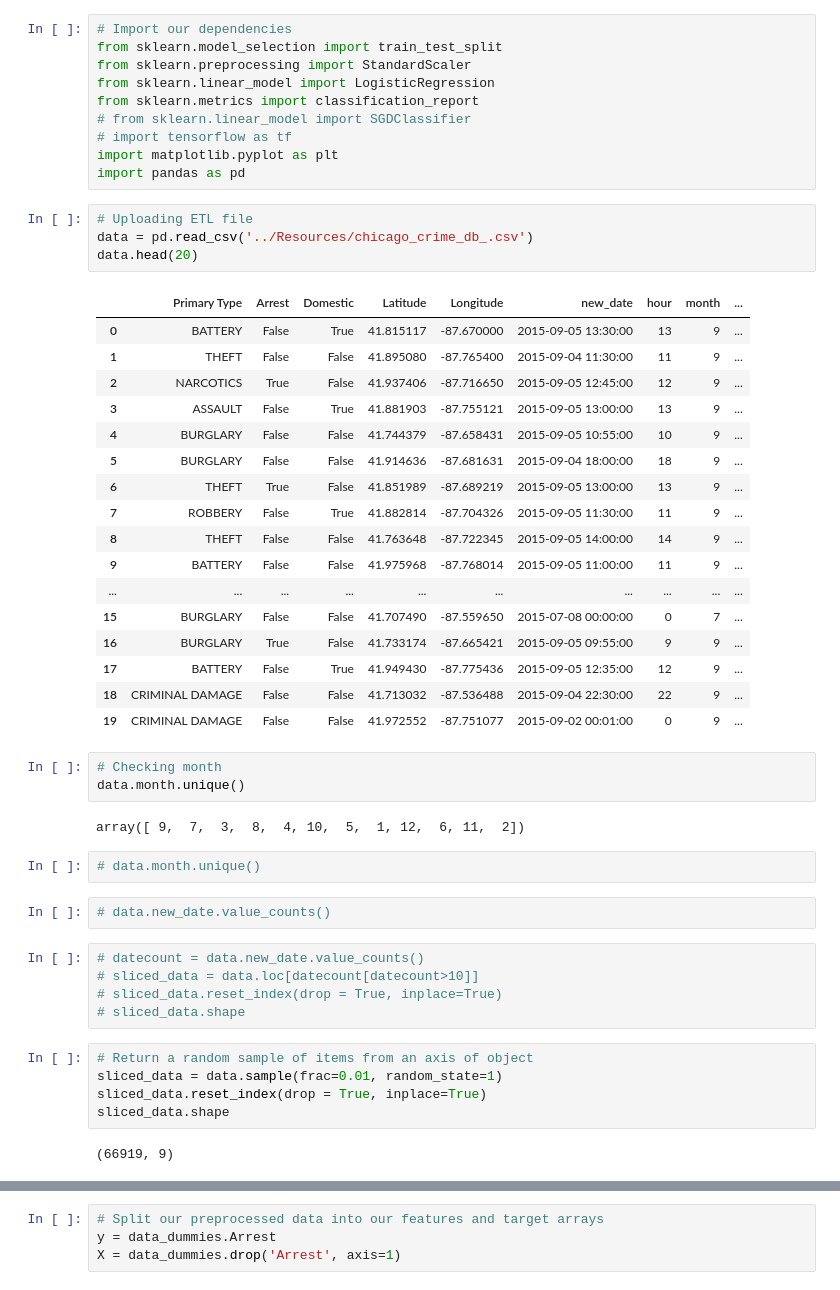
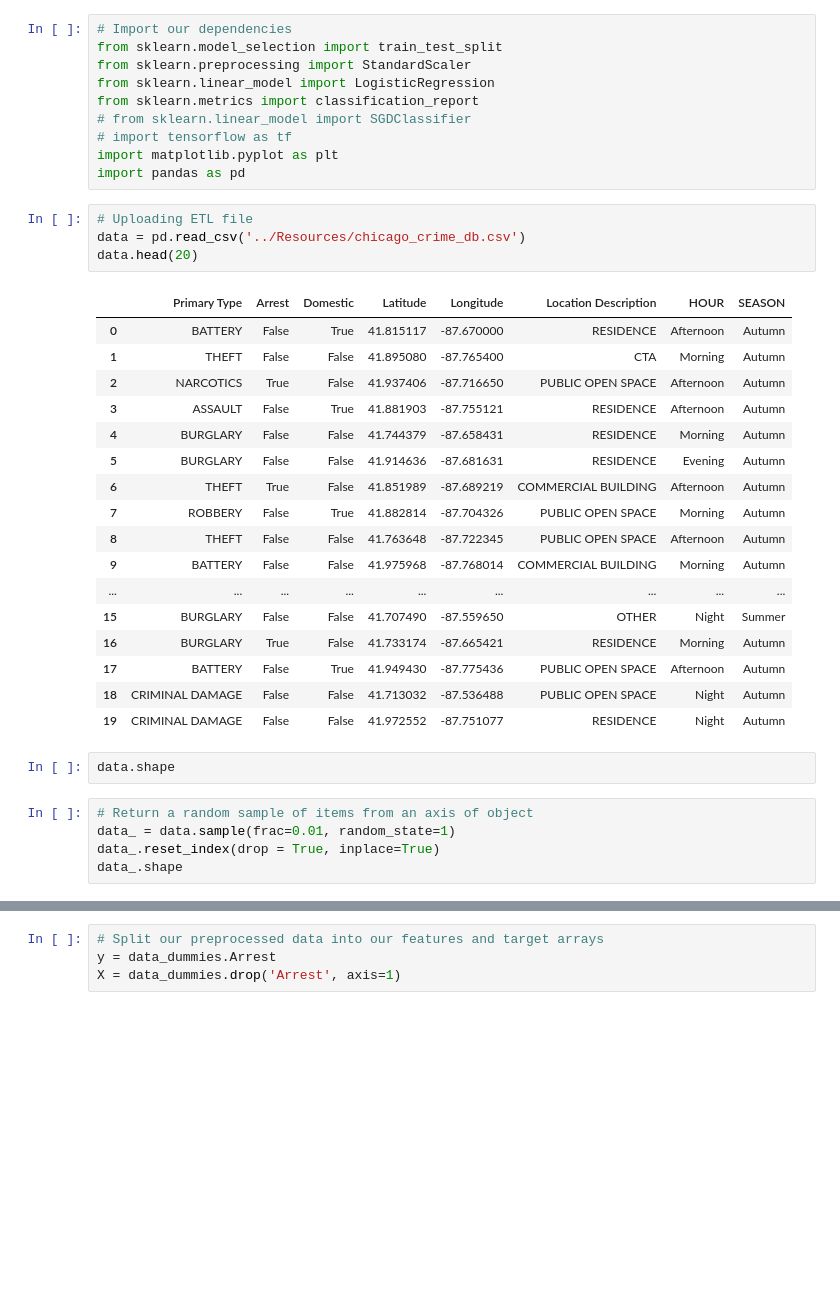
Before and after one commit to Karla-Flores/Arrests-Predictor, a Jupyter notebook: Logistic_Regression/Chicago_Crime_preprocessing.ipynb, the cells around one changed output, grey strips where cells are left out. Saved outputs shown, nothing was run; the diff lists cells and outputs as text; blank space fills up the shorter version.

```diff
--- a/Logistic_Regression/Chicago_Crime_preprocessing.ipynb
+++ b/Logistic_Regression/Chicago_Crime_preprocessing.ipynb
@@ -15,44 +15,30 @@ import matplotlib.pyplot as plt
 import pandas as pd
 # %%
 # Uploading ETL file
-data = pd.read_csv('../Resources/chicago_crime_db_.csv')
+data = pd.read_csv('../Resources/chicago_crime_db.csv')
 data.head(20)
 # %% [output]
-|  | Primary Type | Arrest | Domestic | Latitude | Longitude | new_date | hour | month | ... |
-| 0 | BATTERY | False | True | 41.815117 | -87.670000 | 2015-09-05 13:30:00 | 13 | 9 | ... |
-| 1 | THEFT | False | False | 41.895080 | -87.765400 | 2015-09-04 11:30:00 | 11 | 9 | ... |
-| 2 | NARCOTICS | True | False | 41.937406 | -87.716650 | 2015-09-05 12:45:00 | 12 | 9 | ... |
-| 3 | ASSAULT | False | True | 41.881903 | -87.755121 | 2015-09-05 13:00:00 | 13 | 9 | ... |
-| 4 | BURGLARY | False | False | 41.744379 | -87.658431 | 2015-09-05 10:55:00 | 10 | 9 | ... |
-| 5 | BURGLARY | False | False | 41.914636 | -87.681631 | 2015-09-04 18:00:00 | 18 | 9 | ... |
-| 6 | THEFT | True | False | 41.851989 | -87.689219 | 2015-09-05 13:00:00 | 13 | 9 | ... |
-| 7 | ROBBERY | False | True | 41.882814 | -87.704326 | 2015-09-05 11:30:00 | 11 | 9 | ... |
-| 8 | THEFT | False | False | 41.763648 | -87.722345 | 2015-09-05 14:00:00 | 14 | 9 | ... |
-| 9 | BATTERY | False | False | 41.975968 | -87.768014 | 2015-09-05 11:00:00 | 11 | 9 | ... |
-| ... | ... | ... | ... | ... | ... | ... | ... | ... | ... |
-| 15 | BURGLARY | False | False | 41.707490 | -87.559650 | 2015-07-08 00:00:00 | 0 | 7 | ... |
-| 16 | BURGLARY | True | False | 41.733174 | -87.665421 | 2015-09-05 09:55:00 | 9 | 9 | ... |
-| 17 | BATTERY | False | True | 41.949430 | -87.775436 | 2015-09-05 12:35:00 | 12 | 9 | ... |
-| 18 | CRIMINAL DAMAGE | False | False | 41.713032 | -87.536488 | 2015-09-04 22:30:00 | 22 | 9 | ... |
-| 19 | CRIMINAL DAMAGE | False | False | 41.972552 | -87.751077 | 2015-09-02 00:01:00 | 0 | 9 | ... |
+|  | Primary Type | Arrest | Domestic | Latitude | Longitude | Location Description | HOUR | SEASON |
+| 0 | BATTERY | False | True | 41.815117 | -87.670000 | RESIDENCE | Afternoon | Autumn |
+| 1 | THEFT | False | False | 41.895080 | -87.765400 | CTA | Morning | Autumn |
+| 2 | NARCOTICS | True | False | 41.937406 | -87.716650 | PUBLIC OPEN SPACE | Afternoon | Autumn |
+| 3 | ASSAULT | False | True | 41.881903 | -87.755121 | RESIDENCE | Afternoon | Autumn |
+| 4 | BURGLARY | False | False | 41.744379 | -87.658431 | RESIDENCE | Morning | Autumn |
+| 5 | BURGLARY | False | False | 41.914636 | -87.681631 | RESIDENCE | Evening | Autumn |
+| 6 | THEFT | True | False | 41.851989 | -87.689219 | COMMERCIAL BUILDING | Afternoon | Autumn |
+| 7 | ROBBERY | False | True | 41.882814 | -87.704326 | PUBLIC OPEN SPACE | Morning | Autumn |
+| 8 | THEFT | False | False | 41.763648 | -87.722345 | PUBLIC OPEN SPACE | Afternoon | Autumn |
+| 9 | BATTERY | False | False | 41.975968 | -87.768014 | COMMERCIAL BUILDING | Morning | Autumn |
+| ... | ... | ... | ... | ... | ... | ... | ... | ... |
+| 15 | BURGLARY | False | False | 41.707490 | -87.559650 | OTHER | Night | Summer |
+| 16 | BURGLARY | True | False | 41.733174 | -87.665421 | RESIDENCE | Morning | Autumn |
+| 17 | BATTERY | False | True | 41.949430 | -87.775436 | PUBLIC OPEN SPACE | Afternoon | Autumn |
+| 18 | CRIMINAL DAMAGE | False | False | 41.713032 | -87.536488 | PUBLIC OPEN SPACE | Night | Autumn |
+| 19 | CRIMINAL DAMAGE | False | False | 41.972552 | -87.751077 | RESIDENCE | Night | Autumn |
-# %%
-# Checking month
-data.month.unique()
-# %% [output]
-array([ 9,  7,  3,  8,  4, 10,  5,  1, 12,  6, 11,  2])
-# %%
-# data.month.unique()
-# %%
-# data.new_date.value_counts()
-# %%
-# datecount = data.new_date.value_counts()
-# sliced_data = data.loc[datecount[datecount>10]]
-# sliced_data.reset_index(drop = True, inplace=True)
-# sliced_data.shape
+# %%
+data.shape
 # %%
 # Return a random sample of items from an axis of object
-sliced_data = data.sample(frac=0.01, random_state=1)
-sliced_data.reset_index(drop = True, inplace=True)
-sliced_data.shape
+data_ = data.sample(frac=0.01, random_state=1)
+data_.reset_index(drop = True, inplace=True)
+data_.shape
-# %% [output]
-(66919, 9)
```
Also changed, not shown: parts of 19 cells of this notebook, 4 other files.
